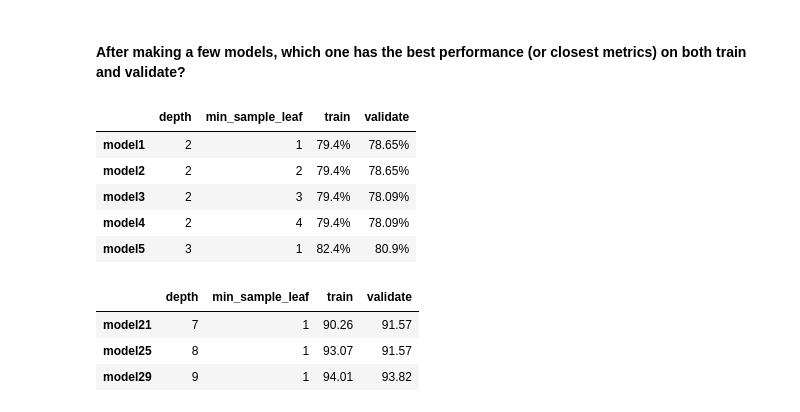
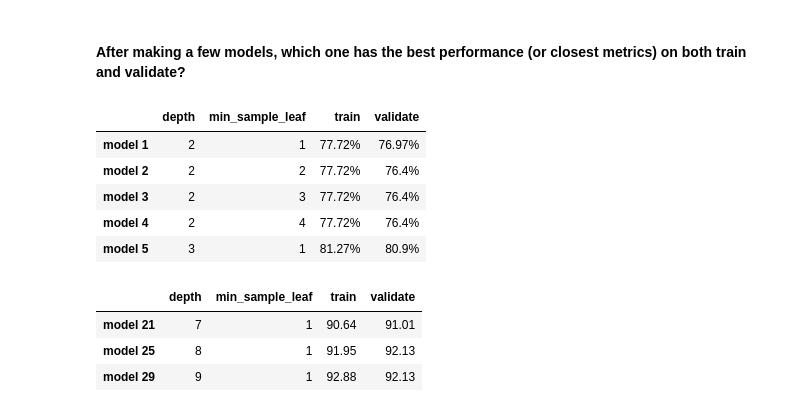
Before and after one commit to morgancross2/classification-exercises, a Jupyter notebook: model.ipynb, the cells around one changed output. Cells and saved outputs as stored; diff of their text form; code cells hidden in the pictures.

```diff
--- a/model.ipynb
+++ b/model.ipynb
@@ -431,3 +443,8 @@ pd.Series(dict(zip(X_train.columns, model2.feature_importances_))).plot.barh(xla
 # Fiber optic, month-to-month contracts, and tenure are the top 3 features when determining churn
 # %% [markdown]
 # RANDOM FOREST
+# %%
+titanic = acquire.get_titanic_data()
+titanic = prepare.prep_titanic(titanic)
+train, val, test = prepare.split_data(titanic, 'survived')
+train.head()
@@ -434,3 +458,10 @@ pd.Series(dict(zip(X_train.columns, model2.feature_importances_))).plot.barh(xla
+# %%
+y_train = train.survived
+X_train = train.drop(columns=['survived', 'passenger_id', 'sibsp', 'parch', 'embark_town_Queenstown','embark_town_Southampton'])
+X_val = val.drop(columns=['survived','passenger_id', 'sibsp', 'parch', 'embark_town_Queenstown','embark_town_Southampton'])
+y_val = val.survived
+X_test = test.drop(columns=['survived','passenger_id', 'sibsp', 'parch', 'embark_town_Queenstown','embark_town_Southampton'])
+y_test = test.survived
 # %% [markdown]
 #### 1. Fit the Random Forest classifier to your training sample and transform (i.e. make predictions on the training sample) setting the random_state accordingly and setting min_samples_leaf = 1 and max_depth = 10.
 # %%
@@ -553,7 +586,7 @@ def binary_randomforest_data(train, X_train, y_train, target):
 # %%
 # Different depths
 # %%
-rf_train_data = binary_randomforest_data(train, X_train, y_train, 'survived')
+rf_train_data = model.binary_randomforest_data(train, X_train, y_train, 'survived')
 # %% [markdown]
 #### 5. What are the differences in the evaluation metrics? Which performs better on your in-sample data? Why?
 # %%
@@ -598,17 +631,17 @@ rf_train_data[rf_train_data['Specificity TNR'] == rf_train_data['Specificity TNR
 # %% [markdown]
 #### After making a few models, which one has the best performance (or closest metrics) on both train and validate?
 # %%
-rf_val_data = binary_randomforest_data(val, X_val, y_val, 'survived')
+rf_val_data = model.binary_randomforest_data(val, X_val, y_val, 'survived')
 # %%
-compare = pd.DataFrame({'depth': rf_train_data['Max Depth'], 'min_sample_leaf':rf_train_data['Min Samples Leaf'], 'train': rf_train_data.Accuracy, 'validate': rf_val_data.Accuracy})
+compare = pd.DataFrame({'depth': rf_train_data['max_depth'], 'min_sample_leaf':rf_train_data['min_samples_leaf'], 'train': rf_train_data.accuracy, 'validate': rf_val_data.accuracy})
 compare.head()
 # %% [output]
 |  | depth | min_sample_leaf | train | validate |
-| model1 | 2 | 1 | 79.4% | 78.65% |
-| model2 | 2 | 2 | 79.4% | 78.65% |
-| model3 | 2 | 3 | 79.4% | 78.09% |
-| model4 | 2 | 4 | 79.4% | 78.09% |
-| model5 | 3 | 1 | 82.4% | 80.9% |
+| model 1 | 2 | 1 | 77.72% | 76.97% |
+| model 2 | 2 | 2 | 77.72% | 76.4% |
+| model 3 | 2 | 3 | 77.72% | 76.4% |
+| model 4 | 2 | 4 | 77.72% | 76.4% |
+| model 5 | 3 | 1 | 81.27% | 80.9% |
 # %%
 compare.train = compare.train.str.replace('%','').astype(float)
 compare.validate = compare.validate.str.replace('%','').astype(float)
@@ -616,6 +649,6 @@ compare.validate = compare.validate.str.replace('%','').astype(float)
 compare[(compare.train > 90) & (compare.validate > 90)]
 # %% [output]
 |  | depth | min_sample_leaf | train | validate |
-| model21 | 7 | 1 | 90.26 | 91.57 |
-| model25 | 8 | 1 | 93.07 | 91.57 |
-| model29 | 9 | 1 | 94.01 | 93.82 |
+| model 21 | 7 | 1 | 90.64 | 91.01 |
+| model 25 | 8 | 1 | 91.95 | 92.13 |
+| model 29 | 9 | 1 | 92.88 | 92.13 |
```
Also changed, not shown: parts of 52 cells of this notebook.
